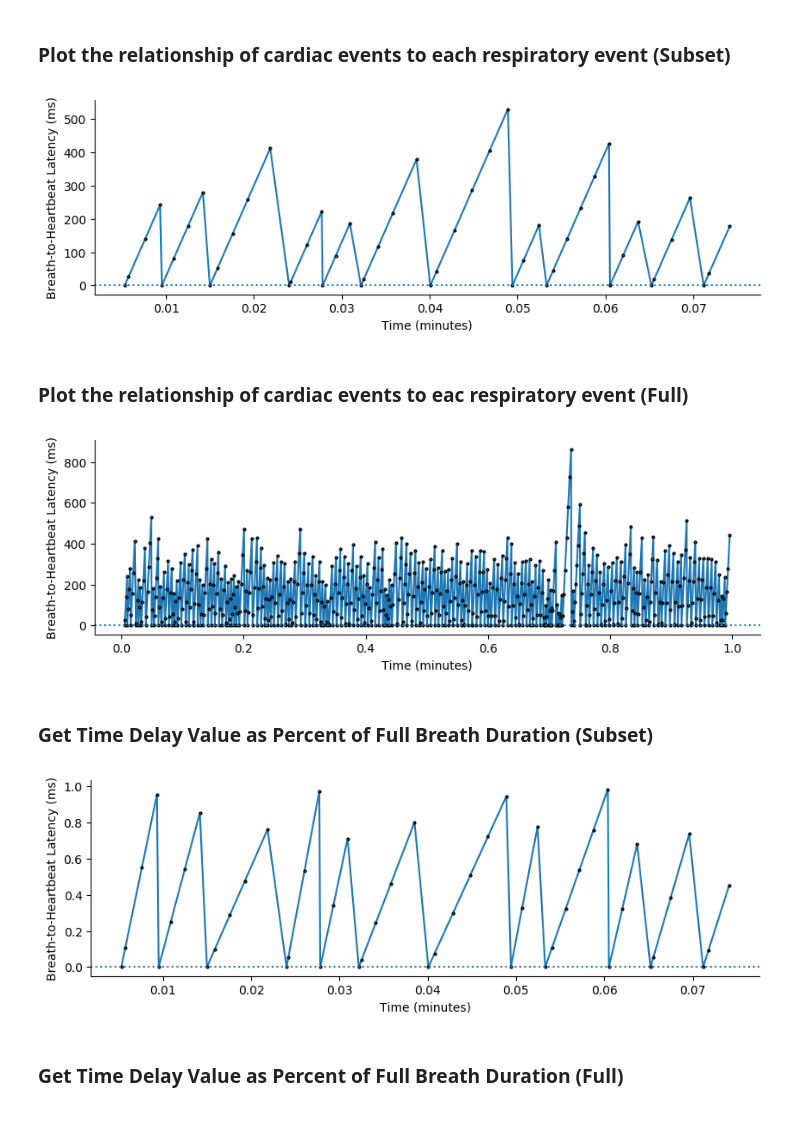
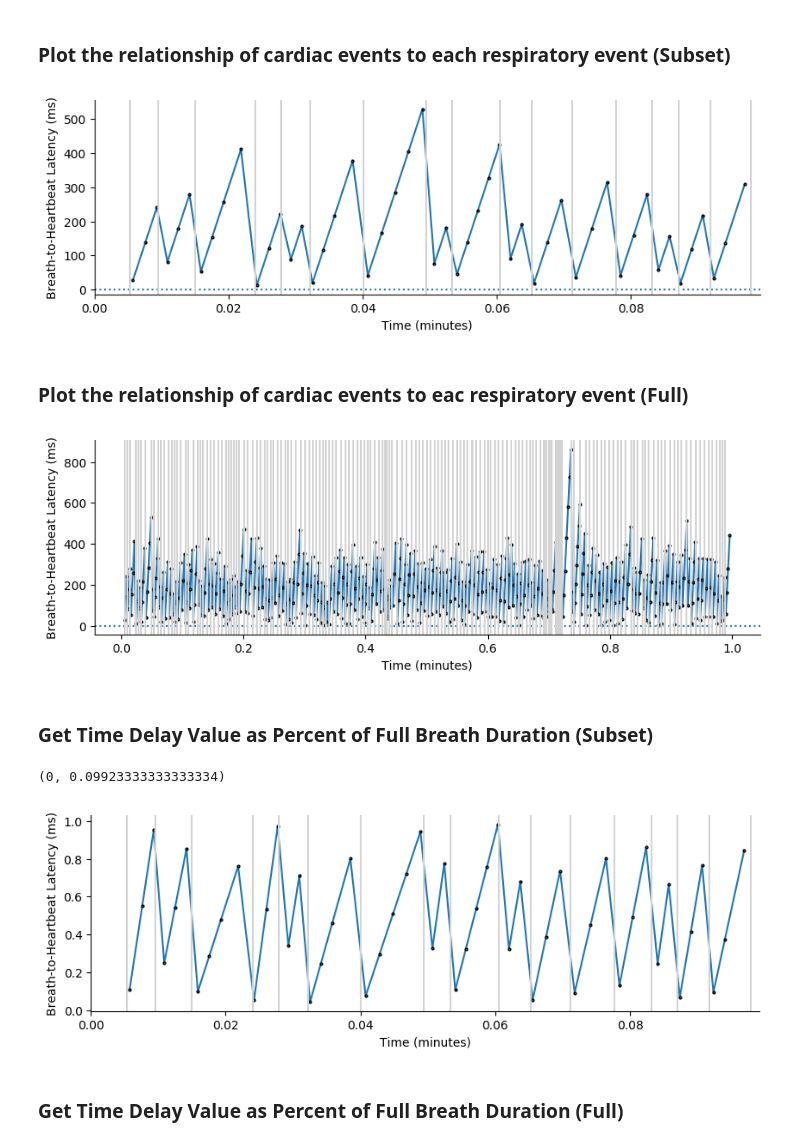
Before and after one commit to haleyspeed/Heart_Rate_Variability, a Jupyter notebook: kalume_hrv_1.1.ipynb, the cells around one changed output. Cells and saved outputs as stored; diff of their text form; code cells hidden in the pictures.

```diff
--- a/kalume_hrv_1.1.ipynb
+++ b/kalume_hrv_1.1.ipynb
@@ -495,56 +494,64 @@ fig, ax = plot_anything (breath_peak_times[:], breath_durations[:], 'ms', 'Time
 # %%
 def get_latencies (epochs):
     breath_times = []
+    heart_times = []
     heart_latencies = []
     for epoch in epochs:
-        heart_latencies.append(0)
         breath_times.append (epoch['breath_x'])
         for beat_y in epoch['latencies']:
             heart_latencies.append(beat_y)
         for beat_x in epoch['heartbeats_x']:
-            breath_times.append(beat_x)
-    return breath_times, heart_latencies
+            heart_times.append(beat_x)
+    return breath_times, heart_times, heart_latencies
 
-breath_times, heart_latencies = get_latencies (epochs)
+breath_times, heart_times, heart_latencies = get_latencies (epochs)
 """Plot the whole trace with breath_times[:], heart_latencies[:] or a
     subset by passing the first event and last event you're interested in.
     For example, to visualize events 0-50, pass breath_times[0:50], heart_latencies[0:50] """
-fig, ax = plot_anything (breath_times[0:50], heart_latencies[0:50], 'ms', 'Time (minutes)', 'Breath-to-Heartbeat Latency (ms)', True)
-ax = ax.axhline (0, ls= ':')
+fig, ax = plot_anything (heart_times[0:50], heart_latencies[0:50], 'ms', 'Time (minutes)', 'Breath-to-Heartbeat Latency (ms)', True)
+ax.axhline (0, ls= ':')
+for breath in breath_times[0:50]:
+    ax.axvline(datapoints_to_minutes(breath), color = 'lightgray')
+lims = ax.set_xlim(0,datapoints_to_minutes(heart_times[50]))
 # %% [output]
-[figure, old version]
+[figure, new version]
 # %% [markdown]
 ### Plot the relationship of cardiac events to eac respiratory event (Full)
 # %%
-fig, ax = plot_anything (breath_times[:], heart_latencies[:], 'ms', 'Time (minutes)', 'Breath-to-Heartbeat Latency (ms)', True)
-ax = ax.axhline (0, ls= ':')
+fig, ax = plot_anything (heart_times[:], heart_latencies[:], 'ms', 'Time (minutes)', 'Breath-to-Heartbeat Latency (ms)', True)
+ax.axhline (0, ls= ':')
+for breath in breath_times:
+    ax.axvline(datapoints_to_minutes(breath), color = 'lightgray')
 # %% [output]
-[figure, old version]
+[figure, new version]
 # %% [markdown]
 ### Get Time Delay Value as Percent of Full Breath Duration (Subset)
 # %%
 def get_latencies_as_fraction (epochs, breath_durations):
     breath_times = []
+    heart_times = []
     heart_latencies_fraction = []
     i = 0
     for epoch in epochs:
-        heart_latencies_fraction.append(0)
         breath_times.append (epoch['breath_x'])
         for beat_y in epoch['latencies']:
             if i < len(breath_durations)-1:
                 heart_latencies_fraction.append(beat_y/breath_durations[i])
         for beat_x in epoch['heartbeats_x']:
             if i < len(breath_durations)-1:
-                breath_times.append(beat_x)
+                heart_times.append(beat_x)
         i = i + 1
-    return breath_times, heart_latencies_fraction, breath_durations
+    return breath_times, heart_times, heart_latencies_fraction, breath_durations
 
 
-breath_times, heart_latencies_fraction, breath_durations = get_latencies_as_fraction(epochs, breath_durations)
-fig, ax = plot_anything (breath_times[0:50], heart_latencies_fraction[0:50], 'none', 'Time (minutes)', 'Breath-to-Heartbeat Latency (ms)', True)
-ax = ax.axhline (0, ls= ':')
+breath_times, heart_times, heart_latencies_fraction, breath_durations = get_latencies_as_fraction(epochs, breath_durations)
+fig, ax = plot_anything (heart_times[0:50], heart_latencies_fraction[0:50], 'none', 'Time (minutes)', 'Breath-to-Heartbeat Latency (ms)', True)
+for breath in breath_times:
+    ax.axvline(datapoints_to_minutes(breath), color = "lightgray")
+ax.set_xlim(0, datapoints_to_minutes(heart_times[50]))
 # %% [output]
+(0, 0.09923333333333334)
-[figure, old version]
+[figure, new version]
 # %% [markdown]
 ### Get Time Delay Value as Percent of Full Breath Duration (Full)
 # %%
```
Also changed, not shown: parts of 7 cells of this notebook.
